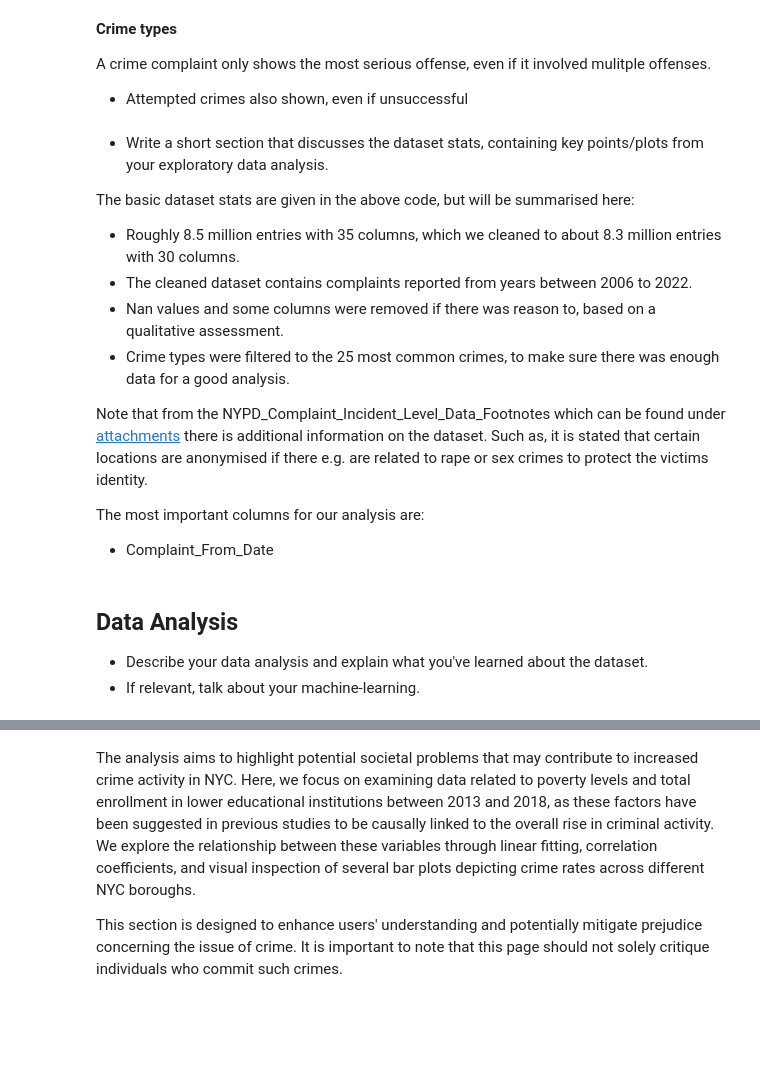
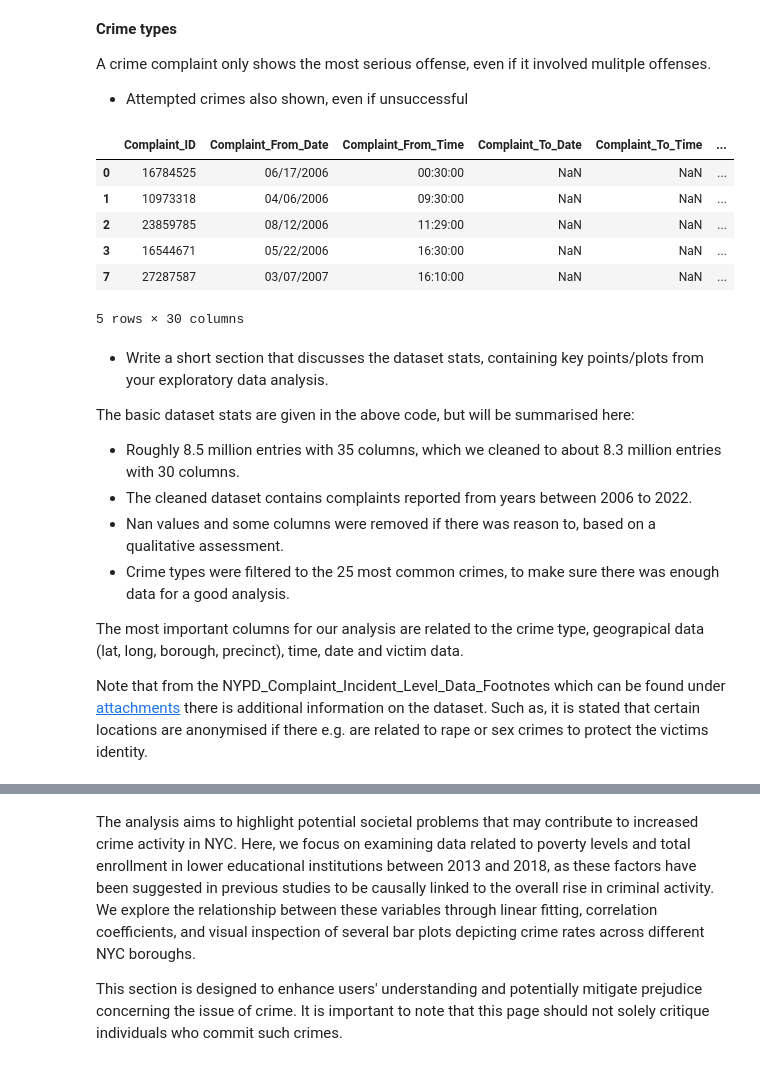
Before and after one commit to johan-bh/Social-Data---Final-Project, a Jupyter notebook: explainer_notebook.ipynb, the cells around one changed output, grey strips where cells are left out. Cells and saved outputs as stored; diff of their text form; code cells hidden in the pictures; blank space fills up the shorter version.

```diff
--- a/explainer_notebook.ipynb
+++ b/explainer_notebook.ipynb
@@ -252,6 +252,16 @@ focus_crimes = df['Offense_Description'].value_counts().head(25)
 
 # Drop all other crimes except the focus_crimes
 df = df[df['Offense_Description'].isin(focus_crimes.index)]
+# %%
+df.head()
+# %% [output]
+|  | Complaint_ID | Complaint_From_Date | Complaint_From_Time | Complaint_To_Date | Complaint_To_Time | ... |
+| 0 | 16784525 | 06/17/2006 | 00:30:00 | NaN | NaN | ... |
+| 1 | 10973318 | 04/06/2006 | 09:30:00 | NaN | NaN | ... |
+| 2 | 23859785 | 08/12/2006 | 11:29:00 | NaN | NaN | ... |
+| 3 | 16544671 | 05/22/2006 | 16:30:00 | NaN | NaN | ... |
+| 7 | 27287587 | 03/07/2007 | 16:10:00 | NaN | NaN | ... |
+5 rows × 30 columns
 # %%
 # Export the cleaned data
 df.to_csv('NYPD_Complaint_Data_Cleaned.csv', index=False) # index False as row number not needed
@@ -264,15 +274,9 @@ The basic dataset stats are given in the above code, but will be summarised here
 * Nan values and some columns were removed if there was reason to, based on a qualitative assessment.
 * Crime types were filtered to the 25 most common crimes, to make sure there was enough data for a good analysis.
 
+The most important columns for our analysis are related to the crime type, geograpical data (lat, long, borough, precinct), time, date and victim data.
+
 Note that from the NYPD_Complaint_Incident_Level_Data_Footnotes which can be found under  [attachments](https://data.cityofnewyork.us/Public-Safety/NYPD-Complaint-Data-HistNYPD_Complaint_Incident_Level_Data_Footnotesric/qgea-i56i/about_data?category=Public-Safety&view_name=NYPD-Complaint-Data-Historic) there is additional information on the dataset. Such as, it is stated that certain locations are anonymised if there e.g. are related to rape or sex crimes to protect the victims identity.
-
-The most important columns for our analysis are:
-* Complaint_From_Date
-# %% [markdown]
-## Data Analysis
-
-- Describe your data analysis and explain what you've learned about the dataset.
-- If relevant, talk about your machine-learning.
 # %%
 # Histogram over df years updated
 years_updated = df['Complaint_From_Date'].str.split('/').str[-1]
```
Also changed, not shown: parts of 6 cells of this notebook.
